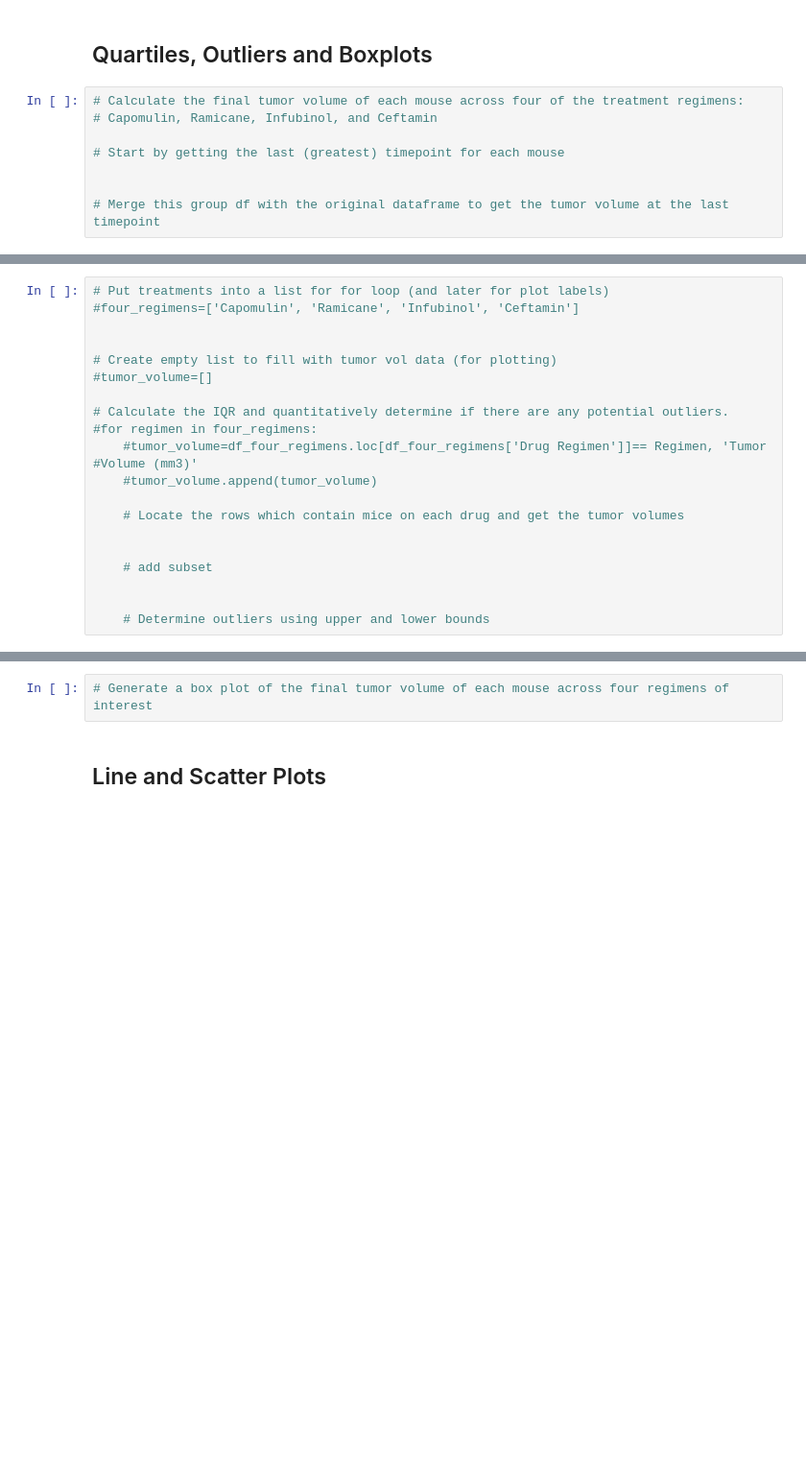
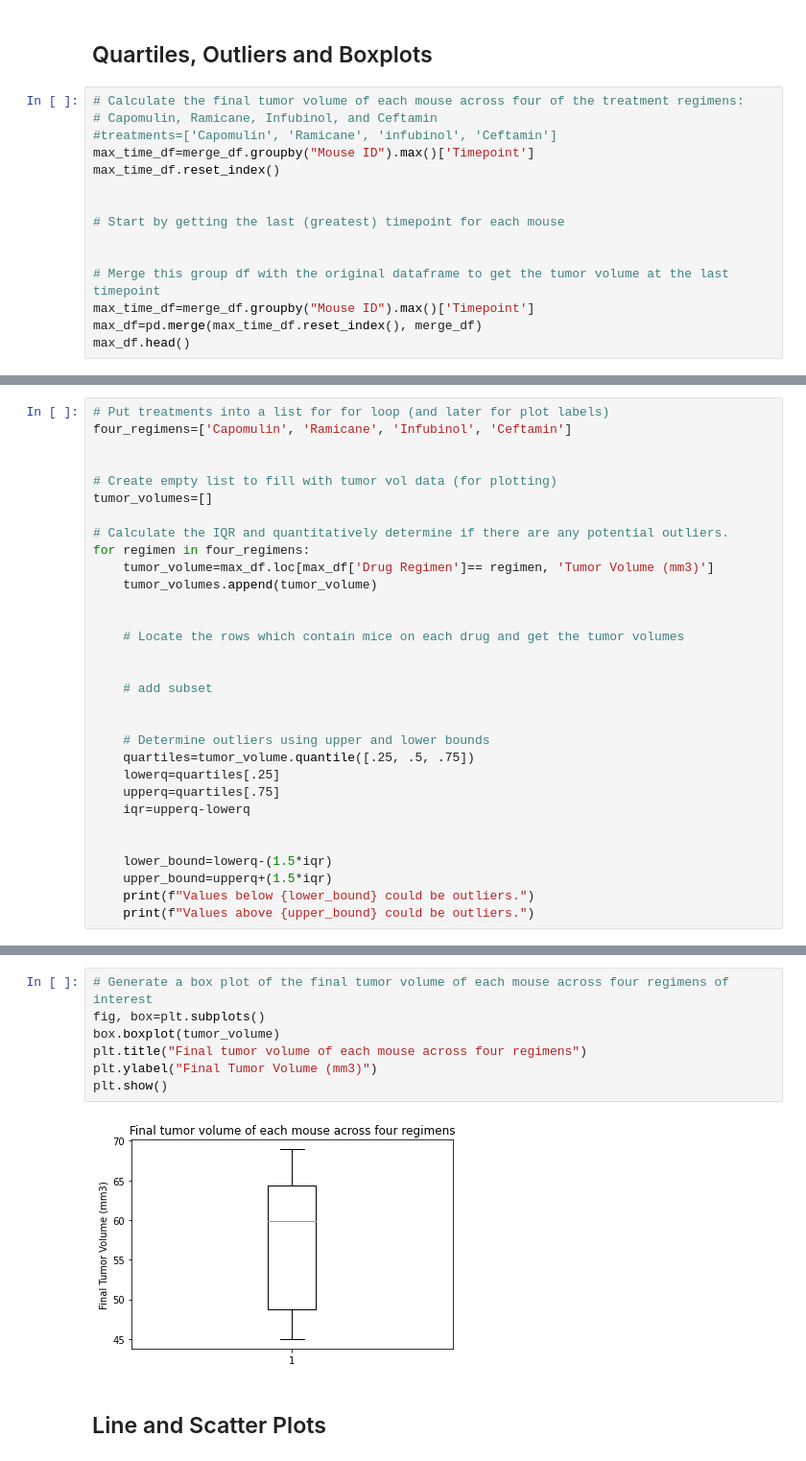
Before and after one commit to samantha8990/Matplotlib-Challenge, a Jupyter notebook: Pymaceuticals_pymaceuticals.ipynb, the cells around one changed output, grey strips where cells are left out. Shown at 96% size. Drawn from its saved outputs; the diff is of its cells as text; blank space fills up the shorter version.

```diff
--- a/Pymaceuticals_pymaceuticals.ipynb
+++ b/Pymaceuticals_pymaceuticals.ipynb
@@ -210,8 +210,15 @@ plt.show()
 # %%
 # Calculate the final tumor volume of each mouse across four of the treatment regimens:
 # Capomulin, Ramicane, Infubinol, and Ceftamin
+#treatments=['Capomulin', 'Ramicane', 'infubinol', 'Ceftamin']
+max_time_df=merge_df.groupby("Mouse ID").max()['Timepoint']
+max_time_df.reset_index()
+
 
 # Start by getting the last (greatest) timepoint for each mouse
 
 
 # Merge this group df with the original dataframe to get the tumor volume at the last timepoint
+max_time_df=merge_df.groupby("Mouse ID").max()['Timepoint']
+max_df=pd.merge(max_time_df.reset_index(), merge_df)
+max_df.head()
@@ -218,15 +232,16 @@ plt.show()
 # %%
 # Put treatments into a list for for loop (and later for plot labels)
-#four_regimens=['Capomulin', 'Ramicane', 'Infubinol', 'Ceftamin']
+four_regimens=['Capomulin', 'Ramicane', 'Infubinol', 'Ceftamin']
 
 
 # Create empty list to fill with tumor vol data (for plotting)
-#tumor_volume=[]
+tumor_volumes=[]
 
 # Calculate the IQR and quantitatively determine if there are any potential outliers.
-#for regimen in four_regimens:
-    #tumor_volume=df_four_regimens.loc[df_four_regimens['Drug Regimen']]== Regimen, 'Tumor          #Volume (mm3)'
-    #tumor_volume.append(tumor_volume)
+for regimen in four_regimens:
+    tumor_volume=max_df.loc[max_df['Drug Regimen']== regimen, 'Tumor Volume (mm3)']
+    tumor_volumes.append(tumor_volume)
+
 
     # Locate the rows which contain mice on each drug and get the tumor volumes
 
@@ -235,3 +250,13 @@ plt.show()
 
 
     # Determine outliers using upper and lower bounds
+    quartiles=tumor_volume.quantile([.25, .5, .75])
+    lowerq=quartiles[.25]
+    upperq=quartiles[.75]
+    iqr=upperq-lowerq
+
+
+    lower_bound=lowerq-(1.5*iqr)
+    upper_bound=upperq+(1.5*iqr)
+    print(f"Values below {lower_bound} could be outliers.")
+    print(f"Values above {upper_bound} could be outliers.")
@@ -238,5 +272,12 @@ plt.show()
 # %%
 # Generate a box plot of the final tumor volume of each mouse across four regimens of interest
+fig, box=plt.subplots()
+box.boxplot(tumor_volume)
+plt.title("Final tumor volume of each mouse across four regimens")
+plt.ylabel("Final Tumor Volume (mm3)")
+plt.show()
+# %% [output]
+[figure, added]
 # %% [markdown]
 ## Line and Scatter Plots
 # %%
```
Also changed, not shown: parts of 2 cells of this notebook.
